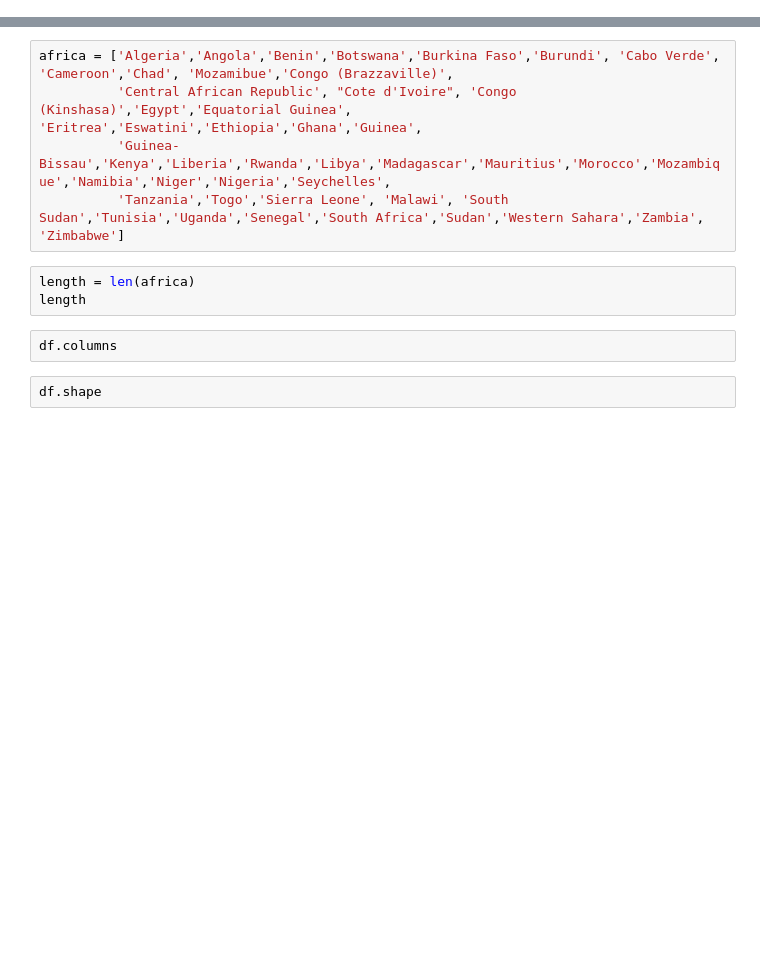
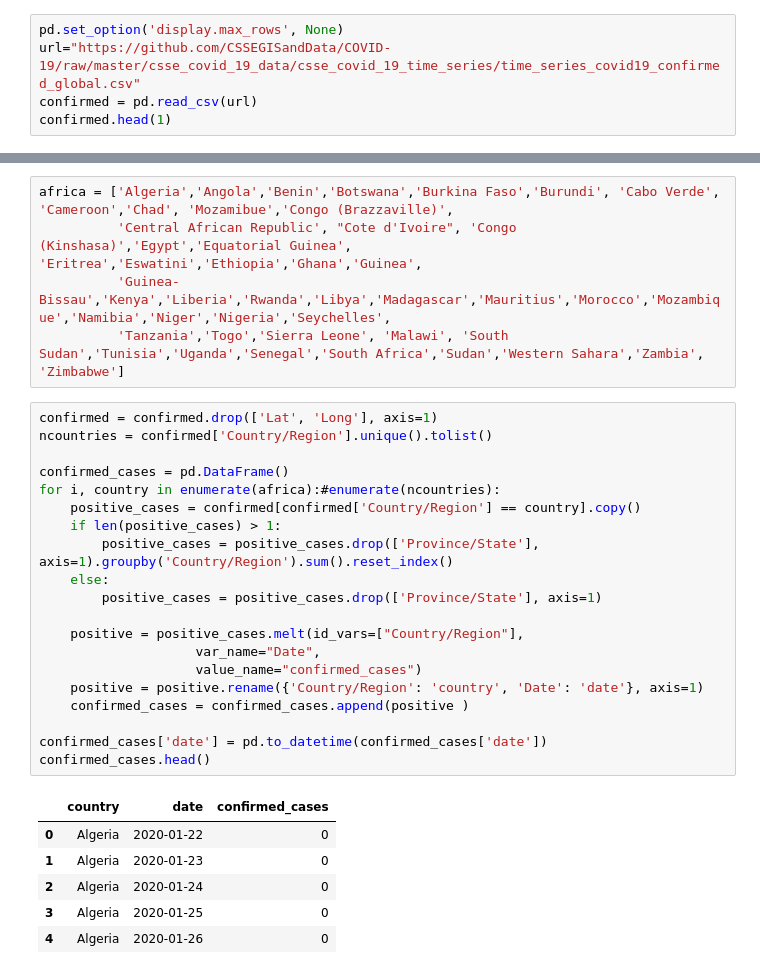
Before and after one commit to Umuzi-org/covid19-analysis, a Jupyter notebook: notebooks/africa_analysis.ipynb, the cells around one changed output, grey strips where cells are left out. Cells and saved outputs as stored; diff of their text form; blank space fills up the shorter version.

```diff
--- a/notebooks/africa_analysis.ipynb
+++ b/notebooks/africa_analysis.ipynb
@@ -8,0 +13,5 @@ import urllib.request
+# %%
+pd.set_option('display.max_rows', None)
+url="https://github.com/CSSEGISandData/COVID-19/raw/master/csse_covid_19_data/csse_covid_19_time_series/time_series_covid19_confirmed_global.csv"
+confirmed = pd.read_csv(url)
+confirmed.head(1)
@@ -51,10 +46,30 @@ africa = ['Algeria','Angola','Benin','Botswana','Burkina Faso','Burundi', 'Cabo
           'Central African Republic', "Cote d'Ivoire", 'Congo (Kinshasa)','Egypt','Equatorial Guinea', 'Eritrea','Eswatini','Ethiopia','Ghana','Guinea',
           'Guinea-Bissau','Kenya','Liberia','Rwanda','Libya','Madagascar','Mauritius','Morocco','Mozambique','Namibia','Niger','Nigeria','Seychelles',
           'Tanzania','Togo','Sierra Leone', 'Malawi', 'South Sudan','Tunisia','Uganda','Senegal','South Africa','Sudan','Western Sahara','Zambia', 'Zimbabwe']
-# %%
-length = len(africa)
-length
-# %%
-df.columns
-# %%
-df.shape
+# %%
+confirmed = confirmed.drop(['Lat', 'Long'], axis=1)
+ncountries = confirmed['Country/Region'].unique().tolist()
+
+confirmed_cases = pd.DataFrame()
+for i, country in enumerate(africa):#enumerate(ncountries):
+    positive_cases = confirmed[confirmed['Country/Region'] == country].copy()
+    if len(positive_cases) > 1:
+        positive_cases = positive_cases.drop(['Province/State'], axis=1).groupby('Country/Region').sum().reset_index()
+    else:
+        positive_cases = positive_cases.drop(['Province/State'], axis=1)
+
+    positive = positive_cases.melt(id_vars=["Country/Region"],
+                    var_name="Date",
+                    value_name="confirmed_cases")
+    positive = positive.rename({'Country/Region': 'country', 'Date': 'date'}, axis=1)
+    confirmed_cases = confirmed_cases.append(positive )
+
+confirmed_cases['date'] = pd.to_datetime(confirmed_cases['date'])
+confirmed_cases.head()
+# %% [output]
+|  | country | date | confirmed_cases |
+| 0 | Algeria | 2020-01-22 | 0 |
+| 1 | Algeria | 2020-01-23 | 0 |
+| 2 | Algeria | 2020-01-24 | 0 |
+| 3 | Algeria | 2020-01-25 | 0 |
+| 4 | Algeria | 2020-01-26 | 0 |
```
Also changed, not shown: parts of 18 cells of this notebook, 2 other files.
